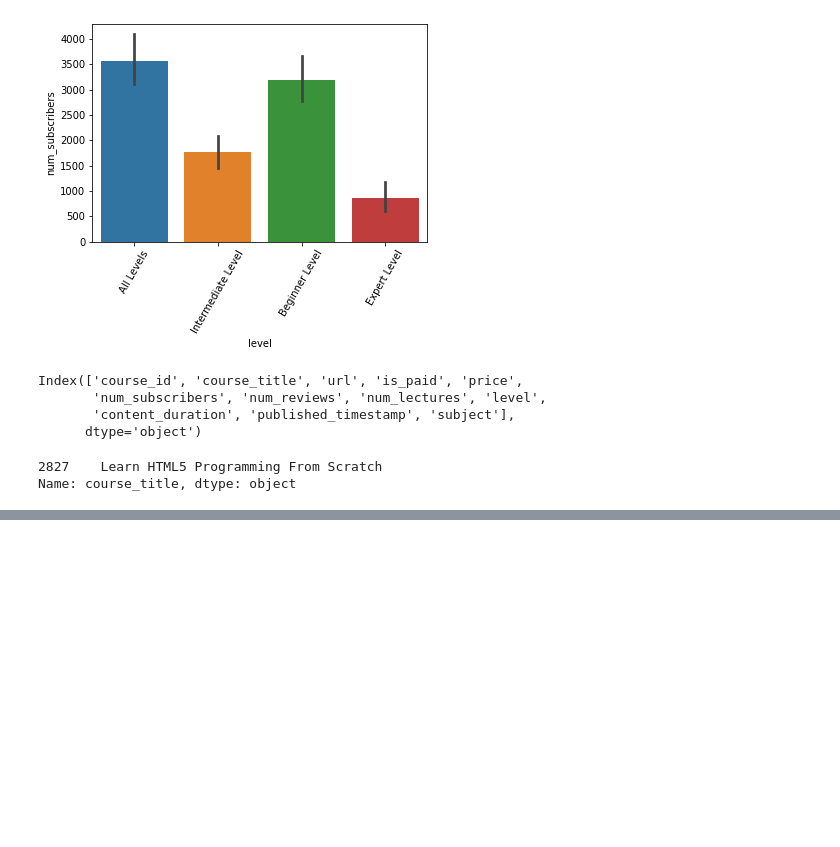
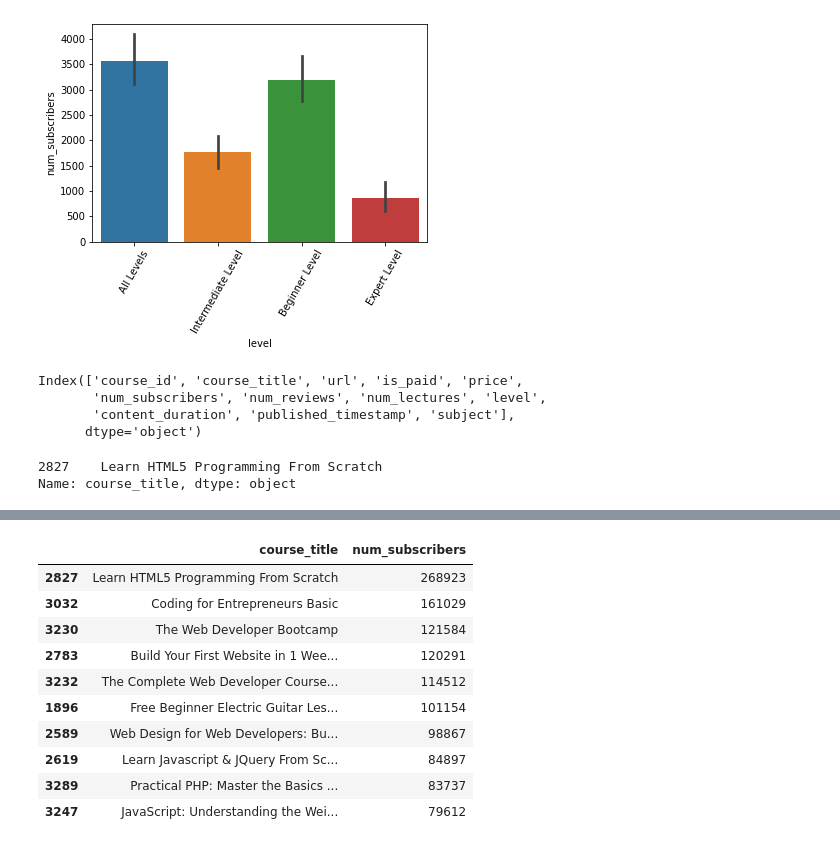
Before and after one commit to Dharmil4602/data-science-projects, a Jupyter notebook: Udemy-Courses/udemy_courses.ipynb, the cells around one changed output, grey strips where cells are left out. Drawn from its saved outputs; the diff is of its cells as text; code cells hidden in the pictures; blank space fills up the shorter version.

Commit message:
Displayed top 10 most popular courses

```diff
--- a/Udemy-Courses/udemy_courses.ipynb
+++ b/Udemy-Courses/udemy_courses.ipynb
@@ -197,0 +201,15 @@ print("Most popular course title is:", x)
+# %%
+# Displaying 10 most popular courses based on their number of subscribers (1st method)
+data[['course_title', 'num_subscribers']].sort_values(by='num_subscribers', ascending=False).head(10)
+# %% [output]
+|  | course_title | num_subscribers |
+| 2827 | Learn HTML5 Programming From Scratch | 268923 |
+| 3032 | Coding for Entrepreneurs Basic | 161029 |
+| 3230 | The Web Developer Bootcamp | 121584 |
+| 2783 | Build Your First Website in 1 Wee... | 120291 |
+| 3232 | The Complete Web Developer Course... | 114512 |
+| 1896 | Free Beginner Electric Guitar Les... | 101154 |
+| 2589 | Web Design for Web Developers: Bu... | 98867 |
+| 2619 | Learn Javascript & JQuery From Sc... | 84897 |
+| 3289 | Practical PHP: Master the Basics ... | 83737 |
+| 3247 | JavaScript: Understanding the Wei... | 79612 |
```
Also changed, not shown: parts of 1 cell of this notebook.
